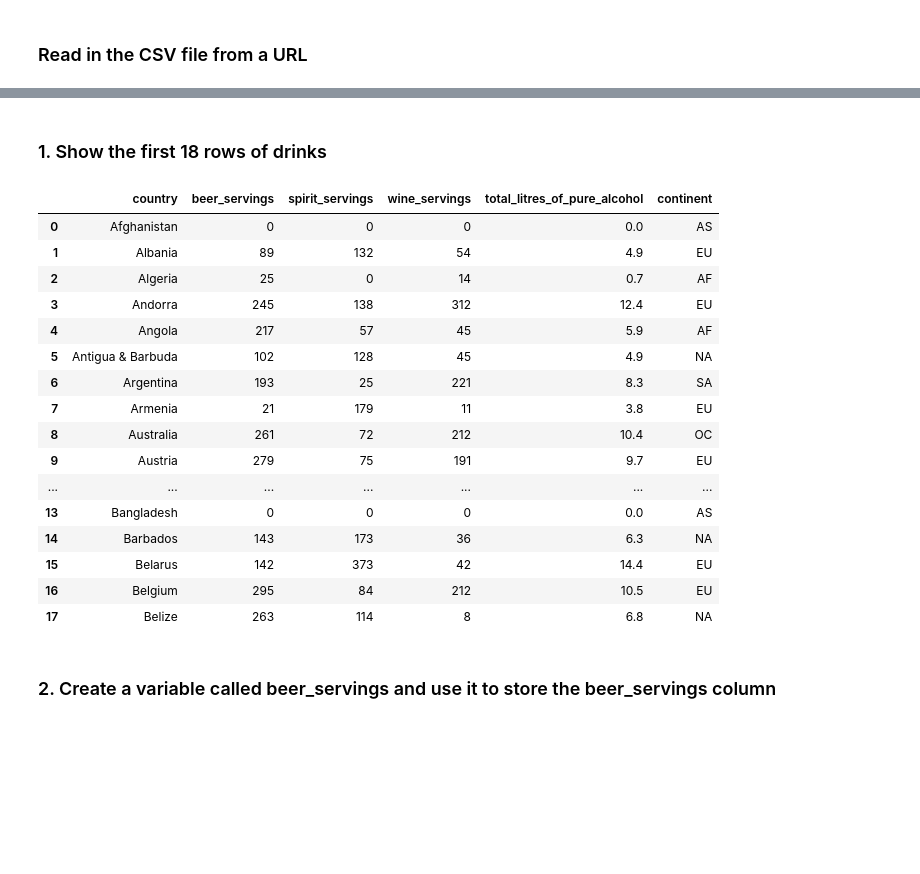
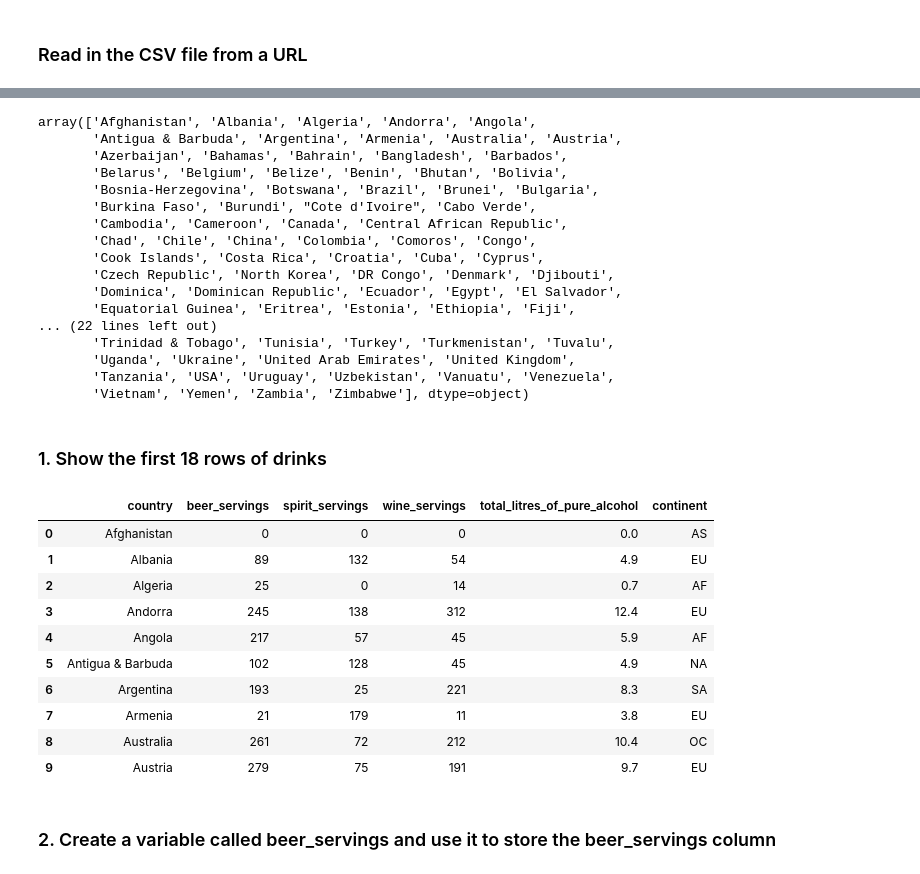
Before and after one commit to anthonytuanta/GA_DAT5, a Jupyter notebook: week2/lab/05.1_pandas_lab_demo.ipynb, the cells around one changed output, grey strips where cells are left out. Cells and saved outputs as stored; diff of their text form; code cells hidden in the pictures; blank space fills up the shorter version.

```diff
--- a/week2/lab/05.1_pandas_lab_demo.ipynb
+++ b/week2/lab/05.1_pandas_lab_demo.ipynb
@@ -10,25 +40,39 @@ drinks = pd.read_csv('https://raw.githubusercontent.com/anthonytuanta/GA_DAT5/ma
+# %%
+drinks['country'].unique()
+# %% [output]
+array(['Afghanistan', 'Albania', 'Algeria', 'Andorra', 'Angola',
+       'Antigua & Barbuda', 'Argentina', 'Armenia', 'Australia', 'Austria',
+       'Azerbaijan', 'Bahamas', 'Bahrain', 'Bangladesh', 'Barbados',
+       'Belarus', 'Belgium', 'Belize', 'Benin', 'Bhutan', 'Bolivia',
+       'Bosnia-Herzegovina', 'Botswana', 'Brazil', 'Brunei', 'Bulgaria',
+       'Burkina Faso', 'Burundi', "Cote d'Ivoire", 'Cabo Verde',
+       'Cambodia', 'Cameroon', 'Canada', 'Central African Republic',
+       'Chad', 'Chile', 'China', 'Colombia', 'Comoros', 'Congo',
+       'Cook Islands', 'Costa Rica', 'Croatia', 'Cuba', 'Cyprus',
+       'Czech Republic', 'North Korea', 'DR Congo', 'Denmark', 'Djibouti',
+       'Dominica', 'Dominican Republic', 'Ecuador', 'Egypt', 'El Salvador',
+       'Equatorial Guinea', 'Eritrea', 'Estonia', 'Ethiopia', 'Fiji',
+... (22 lines left out)
+       'Trinidad & Tobago', 'Tunisia', 'Turkey', 'Turkmenistan', 'Tuvalu',
+       'Uganda', 'Ukraine', 'United Arab Emirates', 'United Kingdom',
+       'Tanzania', 'USA', 'Uruguay', 'Uzbekistan', 'Vanuatu', 'Venezuela',
+       'Vietnam', 'Yemen', 'Zambia', 'Zimbabwe'], dtype=object)
 # %% [markdown]
 ### 1. Show the first 18 rows of drinks
 # %%
-drinks.head(18)
+drinks.head(10)
 # %% [output]
 |  | country | beer_servings | spirit_servings | wine_servings | total_litres_of_pure_alcohol | continent |
 | 0 | Afghanistan | 0 | 0 | 0 | 0.0 | AS |
 | 1 | Albania | 89 | 132 | 54 | 4.9 | EU |
 | 2 | Algeria | 25 | 0 | 14 | 0.7 | AF |
 | 3 | Andorra | 245 | 138 | 312 | 12.4 | EU |
 | 4 | Angola | 217 | 57 | 45 | 5.9 | AF |
 | 5 | Antigua & Barbuda | 102 | 128 | 45 | 4.9 | NA |
 | 6 | Argentina | 193 | 25 | 221 | 8.3 | SA |
 | 7 | Armenia | 21 | 179 | 11 | 3.8 | EU |
 | 8 | Australia | 261 | 72 | 212 | 10.4 | OC |
 | 9 | Austria | 279 | 75 | 191 | 9.7 | EU |
-| ... | ... | ... | ... | ... | ... | ... |
-| 13 | Bangladesh | 0 | 0 | 0 | 0.0 | AS |
-| 14 | Barbados | 143 | 173 | 36 | 6.3 | NA |
-| 15 | Belarus | 142 | 373 | 42 | 14.4 | EU |
-| 16 | Belgium | 295 | 84 | 212 | 10.5 | EU |
-| 17 | Belize | 263 | 114 | 8 | 6.8 | NA |
 # %% [markdown]
 ### 2. Create a variable called beer_servings and use it to store the beer_servings column
 # %%
```
Also changed, not shown: parts of 16 cells of this notebook, 6 other files.
